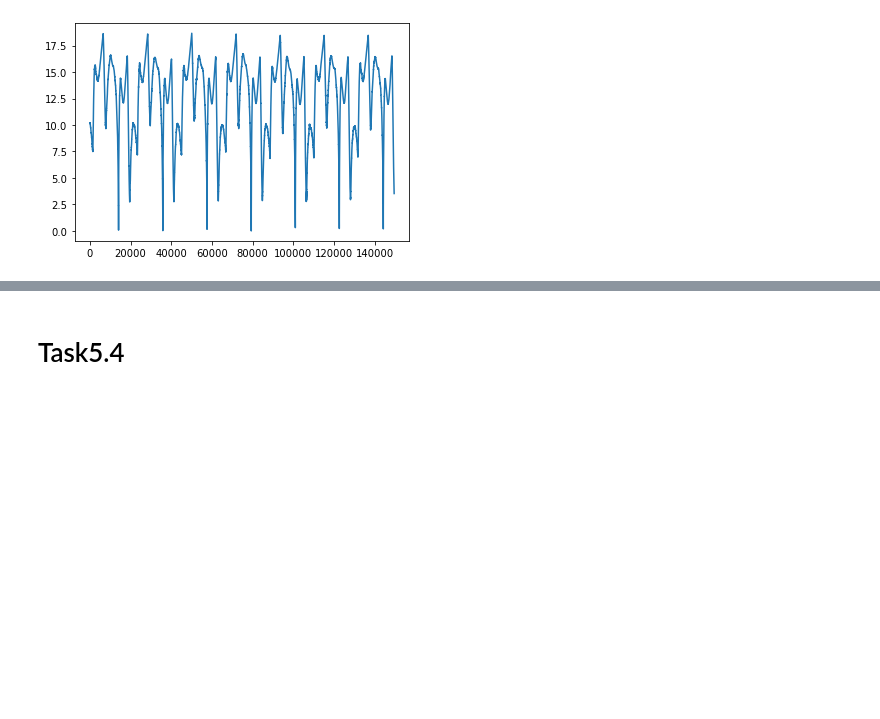
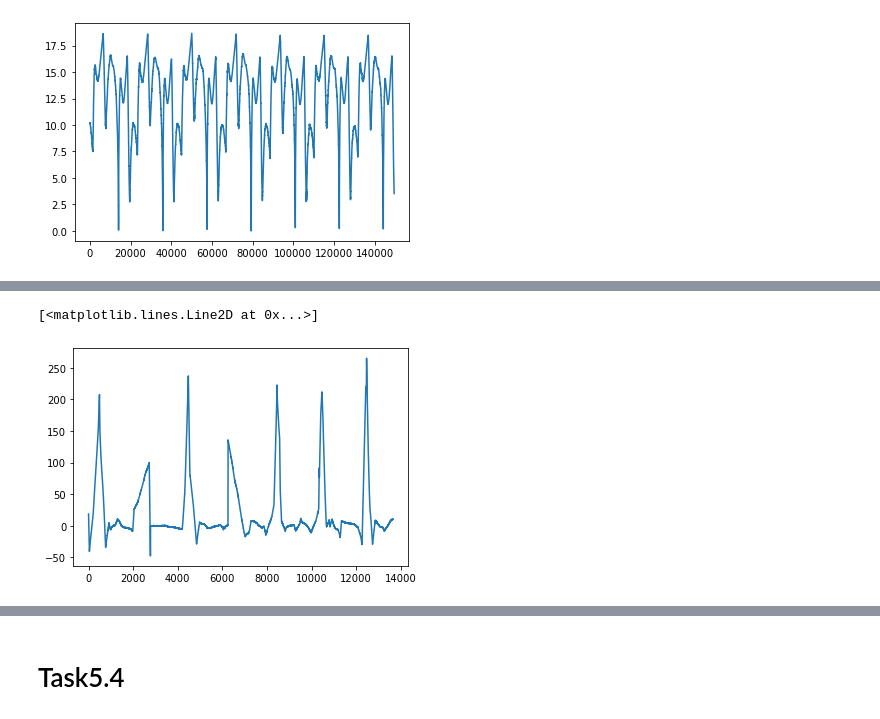
Before and after one commit to ge96rox/MLCMS05, a Jupyter notebook: task5.ipynb, the cells around one changed output, grey strips where cells are left out. Cells and saved outputs as stored; diff of their text form; code cells hidden in the pictures; blank space fills up the shorter version.

```diff
--- a/task5.ipynb
+++ b/task5.ipynb
@@ -104,0 +97,7 @@ plt.plot(n[:,0])
+# %%
+app_arc_function,_,_,_ = rbf_sin(arc_function[:,0].reshape((-1,1)), arc_function[:,1].reshape((-1,1)), 100, 1e5, p=5e4)
+arc = app_arc_function(arc_function[:,0].reshape((-1,1)))
+plt.plot(arc)
+# %% [output]
+[<matplotlib.lines.Line2D at 0x...>]
+[figure, added]
```
Also changed, not shown: parts of 13 cells of this notebook, 1 other file.
